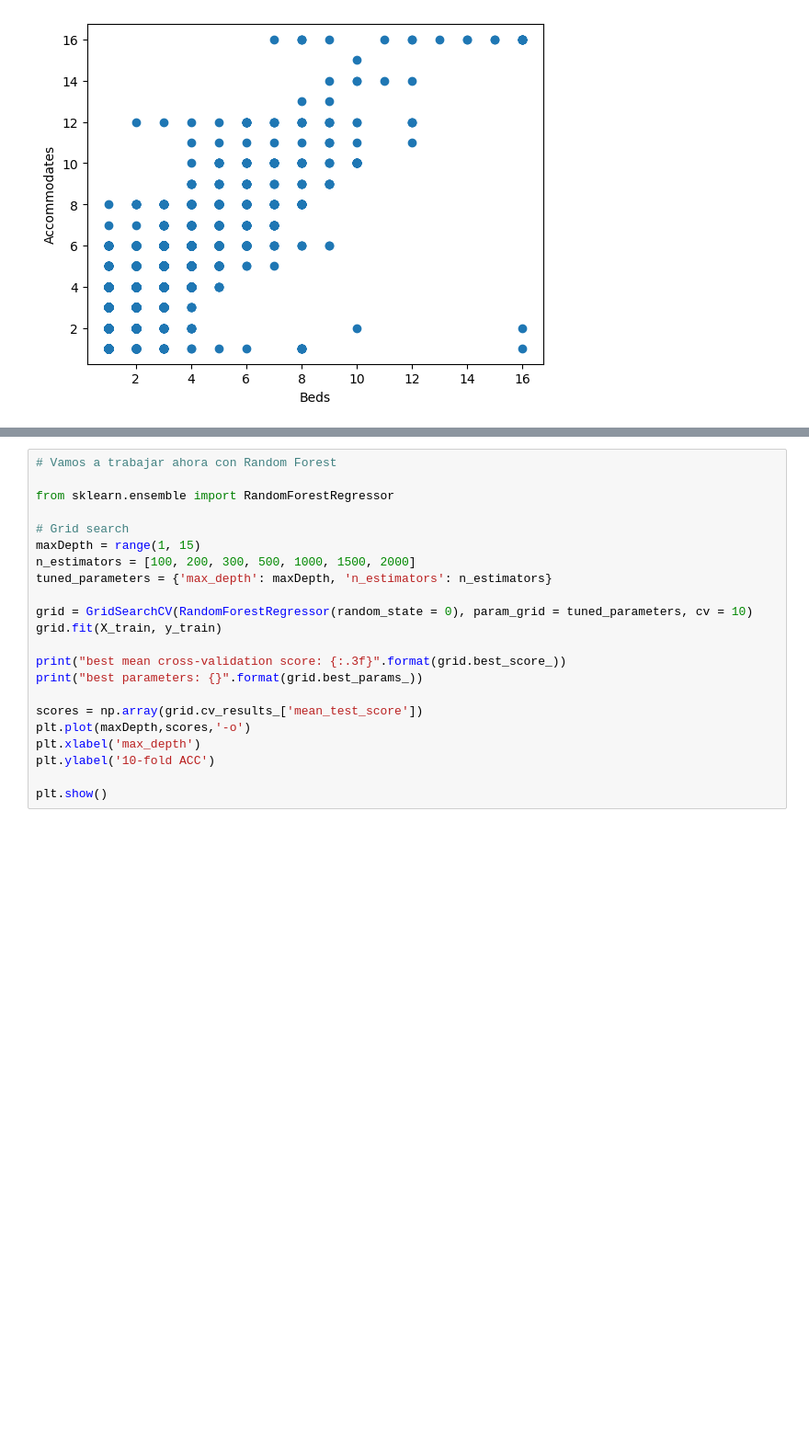
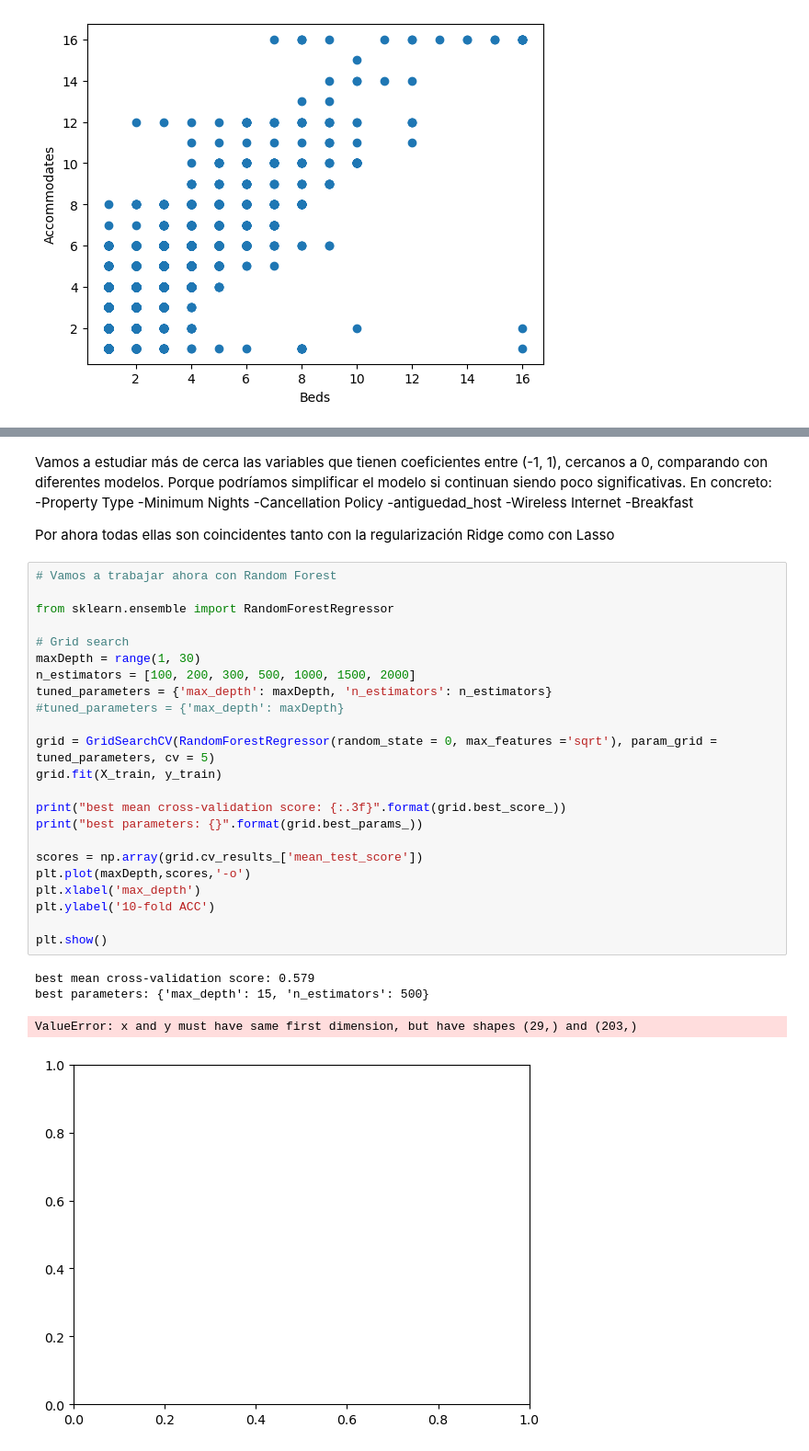
Before and after one commit to Alexsaez1990/practica_MachineLearning_enProceso, a Jupyter notebook: Práctica.ipynb, the cells around one changed output, grey strips where cells are left out. Shown at 92% size. Cells and saved outputs as stored; diff of their text form; blank space fills up the shorter version.

```diff
--- a/Práctica.ipynb
+++ b/Práctica.ipynb
@@ -1064,24 +1059,40 @@ R2 Lasso test: 0.439
+# %% [markdown]
+Vamos a estudiar más de cerca las variables que tienen coeficientes entre (-1, 1), cercanos a 0, comparando con diferentes modelos. Porque podríamos simplificar el modelo si continuan siendo poco significativas. En concreto:
+-Property Type
+-Minimum Nights
+-Cancellation Policy
+-antiguedad_host
+-Wireless Internet
+-Breakfast
+
+Por ahora todas ellas son coincidentes tanto con la regularización Ridge como con Lasso
 # %%
 # Vamos a trabajar ahora con Random Forest
 
 from sklearn.ensemble import RandomForestRegressor
 
 # Grid search
-maxDepth = range(1, 15)
+maxDepth = range(1, 30)
 n_estimators = [100, 200, 300, 500, 1000, 1500, 2000]
 tuned_parameters = {'max_depth': maxDepth, 'n_estimators': n_estimators}
+#tuned_parameters = {'max_depth': maxDepth}
 
-grid = GridSearchCV(RandomForestRegressor(random_state = 0), param_grid = tuned_parameters, cv = 10)
+grid = GridSearchCV(RandomForestRegressor(random_state = 0, max_features ='sqrt'), param_grid = tuned_parameters, cv = 5)
 grid.fit(X_train, y_train)
 
 print("best mean cross-validation score: {:.3f}".format(grid.best_score_))
 print("best parameters: {}".format(grid.best_params_))
 
 scores = np.array(grid.cv_results_['mean_test_score'])
 plt.plot(maxDepth,scores,'-o')
 plt.xlabel('max_depth')
 plt.ylabel('10-fold ACC')
 
 plt.show()
+# %% [output]
+best mean cross-validation score: 0.579
+best parameters: {'max_depth': 15, 'n_estimators': 500}
+ValueError: x and y must have same first dimension, but have shapes (29,) and (203,)
+[figure, added]
 # %%
 maxDepthOptimo = grid.best_params_['max_depth']
```
Also changed, not shown: parts of 20 cells of this notebook.
